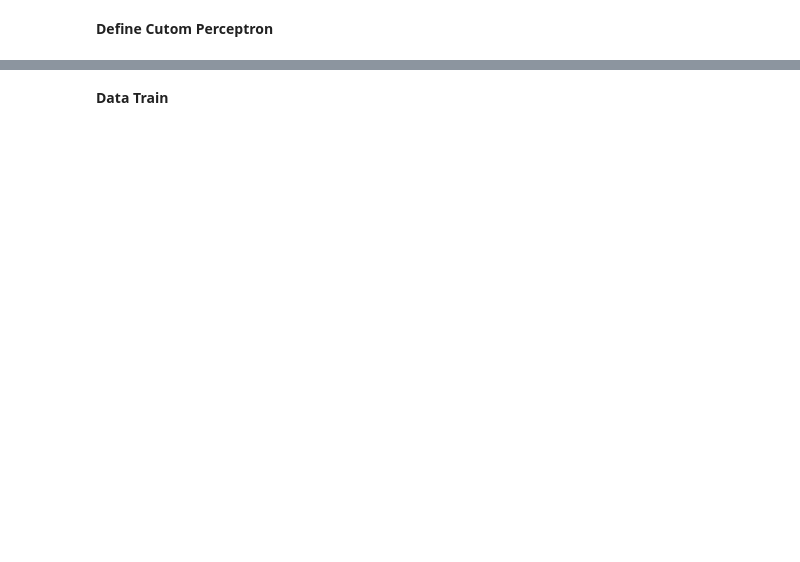
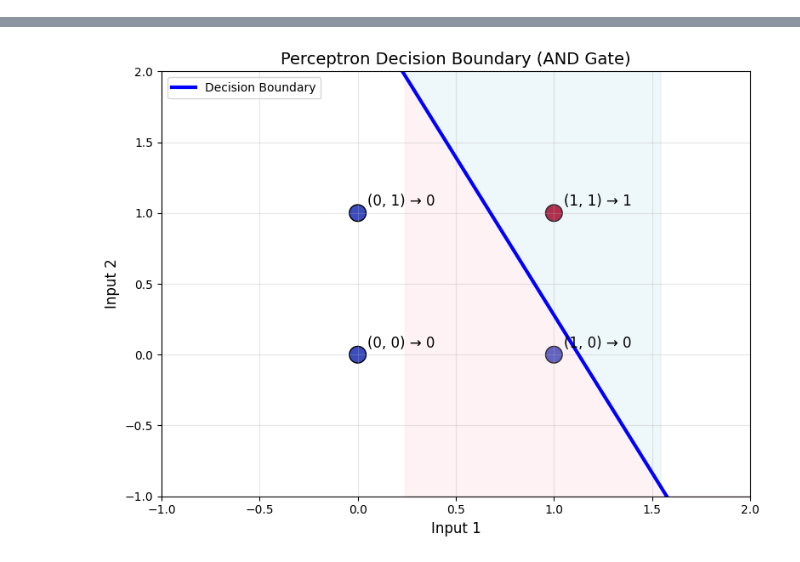
Before and after one commit to Hafiz-Sakib/NNFLL, a Jupyter notebook: Lab 02 Contents/Notebook's of Codes/AND_Gate.ipynb, the cells around one changed output, grey strips where cells are left out. Drawn from its saved outputs; the diff is of its cells as text; code cells hidden in the pictures; blank space fills up the shorter version.

```diff
--- a/Lab 02 Contents/Notebook's of Codes/AND_Gate.ipynb
+++ b/Lab 02 Contents/Notebook's of Codes/AND_Gate.ipynb
@@ -1,5 +1,3 @@
-# %% [markdown]
-**Define Cutom Perceptron**
 # %%
 import numpy as np
 import matplotlib.pyplot as plt
@@ -16,19 +14,79 @@ class CustomPerceptron:
 
     def fit(self, X, y):
         n_samples, n_features = X.shape
-        self.weights = np.zeros(n_features)
-        self.bias = 0
+        # Initialize weights with small random values instead of zeros
+        self.weights = np.random.rand(n_features) * 0.1
+        self.bias = np.random.rand() * 0.1
 
-        for _ in range(self.epochs):
+        print("Training Progress:")
+        print("-" * 60)
+        for epoch in range(self.epochs):
             for idx, x_i in enumerate(X):
                 linear_output = np.dot(x_i, self.weights) + self.bias
                 y_pred = self.activation(linear_output)
-
-                # Update weights and bias if prediction is wrong
                 update = self.learning_rate * (y[idx] - y_pred)
                 self.weights += update * x_i
                 self.bias += update
 
+            # Print weights, bias, and predictions for each epoch
+            predictions = self.predict(X)
+            print(f"\nEpoch {epoch + 1}:")
+            print(f"Weights: {self.weights}")
+            print(f"Bias: {self.bias}")
+            print("Actual vs Predicted:")
+            for i in range(len(X)):
+                print(f"Input: {X[i]}, Actual: {y[i]}, Predicted: {predictions[i]}")
+            print("-" * 60)
+
     def predict(self, X):
         linear_output = np.dot(X, self.weights) + self.bias
         return np.array([self.activation(x) for x in linear_output])
+
+# Data (AND gate)
+X = np.array([[1, 1], [0, 0], [0, 1], [1, 0]])
+y = np.array([1, 0, 0, 0])
+
+# Train custom perceptron
+print("Starting AND gate perceptron training...\n")
+perceptron = CustomPerceptron(learning_rate=0.1, epochs=100)
+perceptron.fit(X, y)
+
+print("\nFinal Results:")
+print("=" * 60)
+print(f"Final weights: {perceptron.weights}")
+print(f"Final bias: {perceptron.bias}")
+print(f"Final predictions: {perceptron.predict(X)}")
+print("=" * 60)
+
+# Plotting
+plt.figure(figsize=(8, 6))
+plt.scatter(X[:, 0], X[:, 1], c=y, s=200, cmap='coolwarm', edgecolors='k')
+
+# Decision boundary line with extended range
+x_min, x_max = -1.0, 2.0  # Extended range
+y_min, y_max = -1.0, 2.0
+if perceptron.weights[1] != 0:
+    xx = np.linspace(x_min, x_max, 100)
+    yy = (-perceptron.weights[0] / perceptron.weights[1]) * xx - (perceptron.bias / perceptron.weights[1])
+    plt.plot(xx, yy, 'b-', linewidth=3, label='Decision Boundary')  # Changed to blue and thicker
+else:
+    plt.axvline(x=-perceptron.bias/perceptron.weights[0], color='b', linewidth=3)
+
+# Highlight the correct decision boundary area
+plt.fill_between(xx, yy, y_max, where=(yy >= y_min), color='lightblue', alpha=0.2)
+plt.fill_between(xx, y_min, yy, where=(yy <= y_max), color='pink', alpha=0.2)
+
+# Add annotations for each point
+for i in range(len(X)):
+    plt.text(X[i, 0] + 0.05, X[i, 1] + 0.05, f'({X[i, 0]}, {X[i, 1]}) → {y[i]}', fontsize=12)
+
+plt.xlabel("Input 1", fontsize=12)
+plt.ylabel("Input 2", fontsize=12)
+plt.xlim(x_min, x_max)
+plt.ylim(y_min, y_max)
+plt.title("Perceptron Decision Boundary (AND Gate)", fontsize=14)
+plt.grid(True, alpha=0.3)
+plt.legend()
+plt.tight_layout()
+plt.show()
+# %% [output]
@@ -35,2 +110 @@ class CustomPerceptron:
+[figure, added]
-# %% [markdown]
-**Data Train**
```
Also changed, not shown: parts of 4 cells of this notebook, 17 other files.
